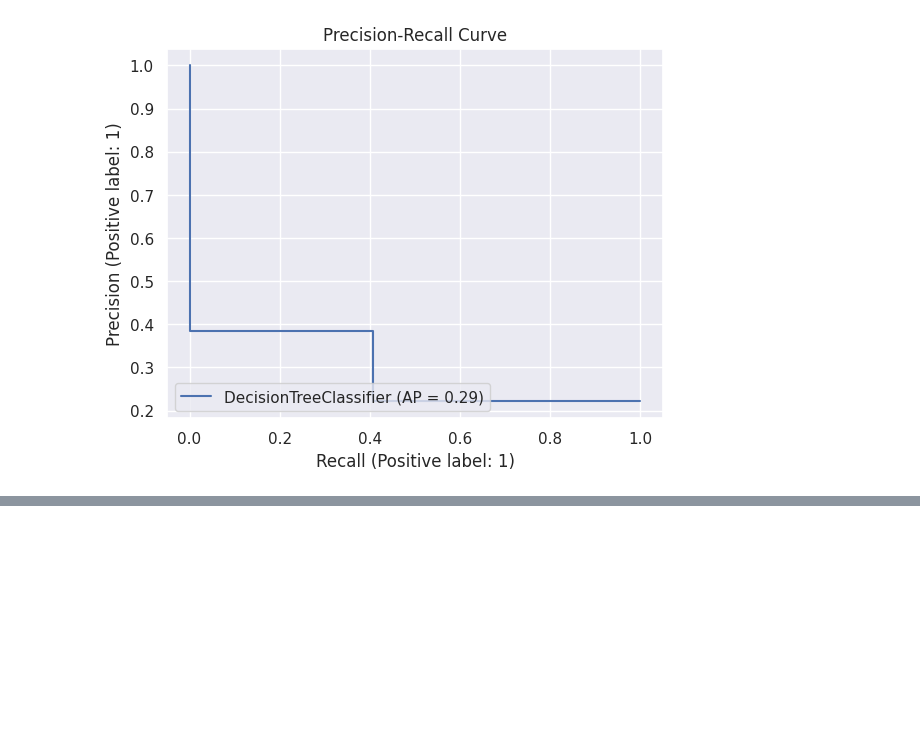
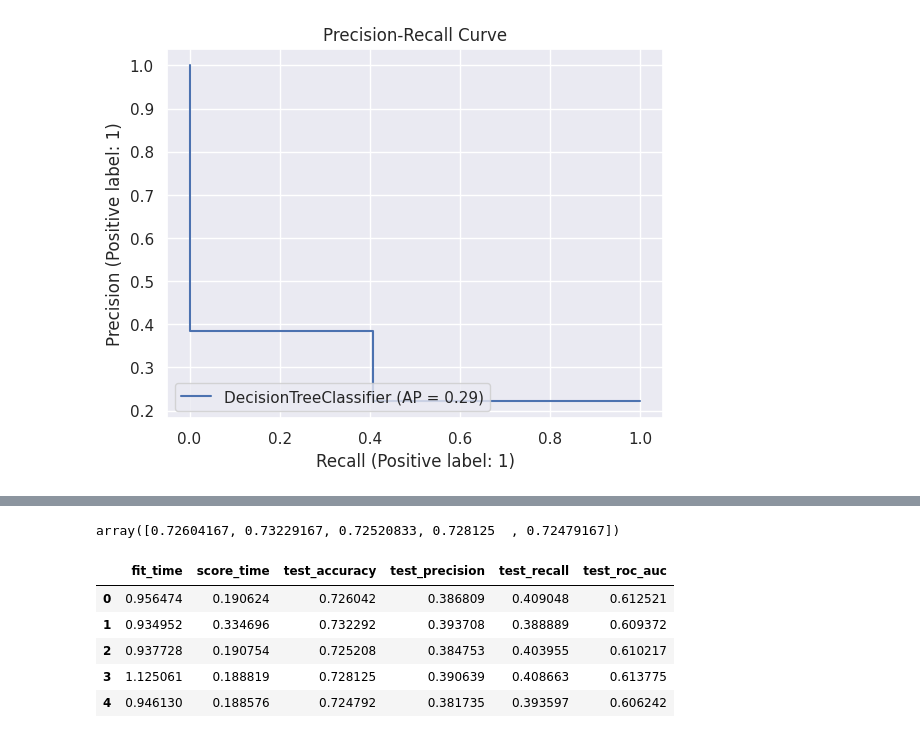
Before and after one commit to AleksandrMorozov123/Financial-modelling-in-Python-and-R, a Jupyter notebook: credit-risk-models.ipynb, the cells around one changed output, grey strips where cells are left out. Drawn from its saved outputs; the diff is of its cells as text; code cells hidden in the pictures; blank space fills up the shorter version.

Commit message:
Kaggle Notebook | Credit risk models | Version 6

```diff
--- a/credit-risk-models.ipynb
+++ b/credit-risk-models.ipynb
@@ -275,0 +299,10 @@ Text(0.5, 1.0, 'Precision-Recall Curve')
+# %%
+preprocessor = ColumnTransformer(transformers=[("numerical", num_pipeline, num_features)],
+                                 remainder="drop")
+
+dec_tree = DecisionTreeClassifier(random_state=42)
+tree_pipeline = Pipeline(steps=[("preprocessor", preprocessor),
+                                ("classifier", dec_tree)
+])
+
+tree_pipeline.fit(X_train, y_train)
@@ -275,0 +357,6 @@ Text(0.5, 1.0, 'Precision-Recall Curve')
+# %%
+num_pipeline = Pipeline(steps=[("imputer", SimpleImputer(strategy="median")),("outliers", OutlierRemover())])
+preprocessor = ColumnTransformer(transformers=[("numerical", num_pipeline, num_features)],remainder="drop")
+dec_tree = DecisionTreeClassifier(random_state=42)
+tree_pipeline = Pipeline(steps=[("preprocessor", preprocessor), ("classifier", dec_tree)])
+tree_pipeline.fit(X_train, y_train)
@@ -275,0 +390,20 @@ Text(0.5, 1.0, 'Precision-Recall Curve')
+# %%
+from sklearn.model_selection import (GridSearchCV, cross_val_score,
+                                     RandomizedSearchCV, cross_validate,
+                                     StratifiedKFold)
+from sklearn import metrics
+k_fold = StratifiedKFold(5, shuffle=True, random_state=42)
+cross_val_score(tree_pipeline, X_train, y_train, cv=k_fold)
+# %% [output]
+array([0.72604167, 0.73229167, 0.72520833, 0.728125  , 0.72479167])
+# %%
+cv_scores = cross_validate(tree_pipeline, X_train, y_train, cv=k_fold,
+                           scoring=["accuracy", "precision", "recall","roc_auc"])
+pd.DataFrame(cv_scores)
+# %% [output]
+|  | fit_time | score_time | test_accuracy | test_precision | test_recall | test_roc_auc |
+| 0 | 0.956474 | 0.190624 | 0.726042 | 0.386809 | 0.409048 | 0.612521 |
+| 1 | 0.934952 | 0.334696 | 0.732292 | 0.393708 | 0.388889 | 0.609372 |
+| 2 | 0.937728 | 0.190754 | 0.725208 | 0.384753 | 0.403955 | 0.610217 |
+| 3 | 1.125061 | 0.188819 | 0.728125 | 0.390639 | 0.408663 | 0.613775 |
+| 4 | 0.946130 | 0.188576 | 0.724792 | 0.381735 | 0.393597 | 0.606242 |
```
Also changed, not shown: parts of 10 cells of this notebook.
